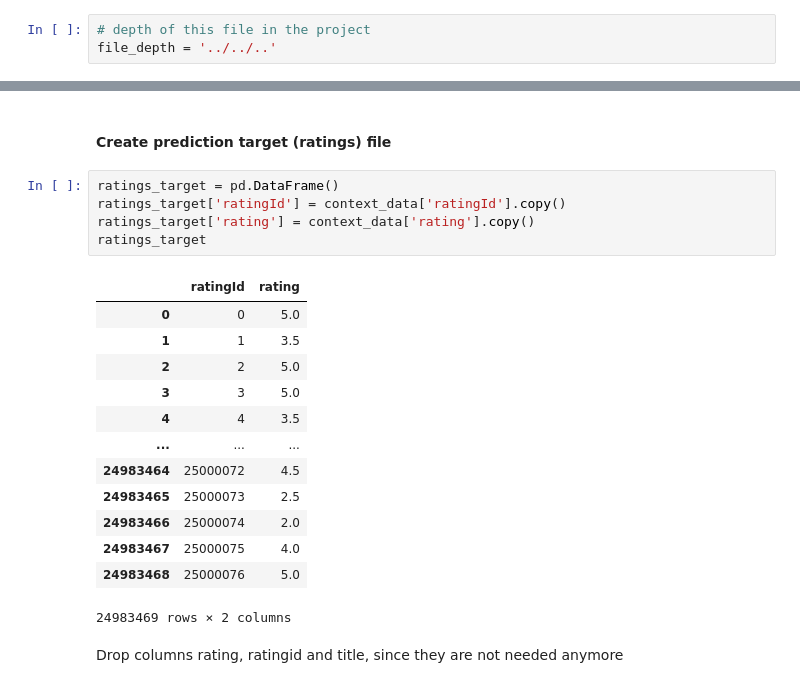
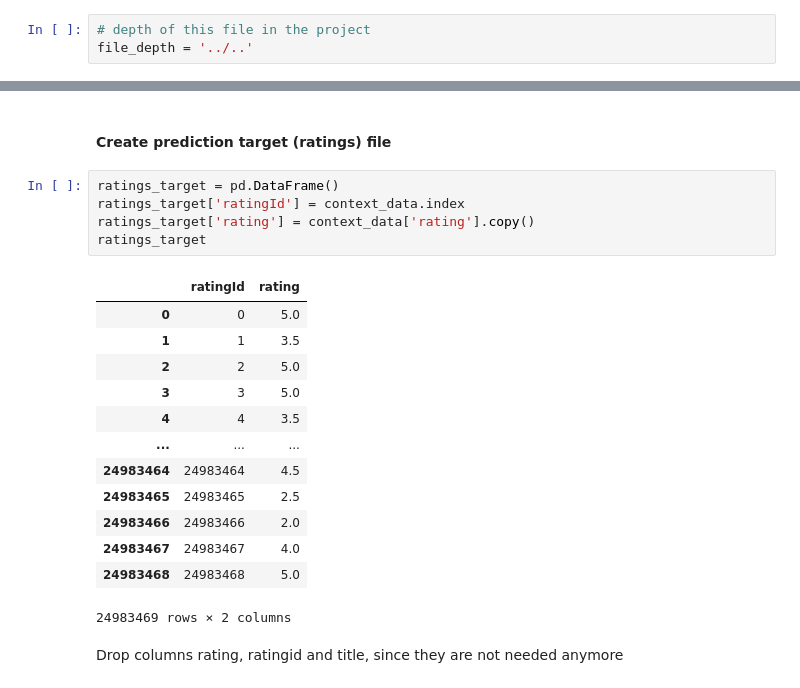
Before and after one commit to FIIT-MSc-projects/2023-Baran-Tomik-Deep-neural-network-context-aware-movie-recommendation, a Jupyter notebook: 25m/data_preprocessing/05_merge_context_to_ratings.ipynb, the cells around one changed output, grey strips where cells are left out. Cells and saved outputs as stored; diff of their text form.

Commit message:
update, 1m all context training, 25m all context training, different nn architectures

```diff
--- a/25m/data_preprocessing/context/05_merge_context_to_ratings.ipynb
+++ b/25m/data_preprocessing/05_merge_context_to_ratings.ipynb
@@ -5,7 +5,7 @@ import pandas as pd
 import json
 # %%
 # depth of this file in the project
-file_depth = '../../..'
+file_depth = '../..'
 # %%
 with open(file_depth + '/config/data_25m_config.json') as config_file:
     config = json.load(config_file)
@@ -226,22 +227,22 @@ memory usage: 5.3+ GB
 #### Create prediction target (ratings) file
 # %%
 ratings_target = pd.DataFrame()
-ratings_target['ratingId'] = context_data['ratingId'].copy()
+ratings_target['ratingId'] = context_data.index
 ratings_target['rating'] = context_data['rating'].copy()
 ratings_target
 # %% [output]
 |  | ratingId | rating |
 | 0 | 0 | 5.0 |
 | 1 | 1 | 3.5 |
 | 2 | 2 | 5.0 |
 | 3 | 3 | 5.0 |
 | 4 | 4 | 3.5 |
 | ... | ... | ... |
-| 24983464 | 25000072 | 4.5 |
-| 24983465 | 25000073 | 2.5 |
-| 24983466 | 25000074 | 2.0 |
-| 24983467 | 25000075 | 4.0 |
-| 24983468 | 25000076 | 5.0 |
+| 24983464 | 24983464 | 4.5 |
+| 24983465 | 24983465 | 2.5 |
+| 24983466 | 24983466 | 2.0 |
+| 24983467 | 24983467 | 4.0 |
+| 24983468 | 24983468 | 5.0 |
 24983469 rows × 2 columns
 # %% [markdown]
 Drop columns rating, ratingid and title, since they are not needed anymore
```
Also changed, not shown: parts of 2 cells of this notebook, 19 other files.
